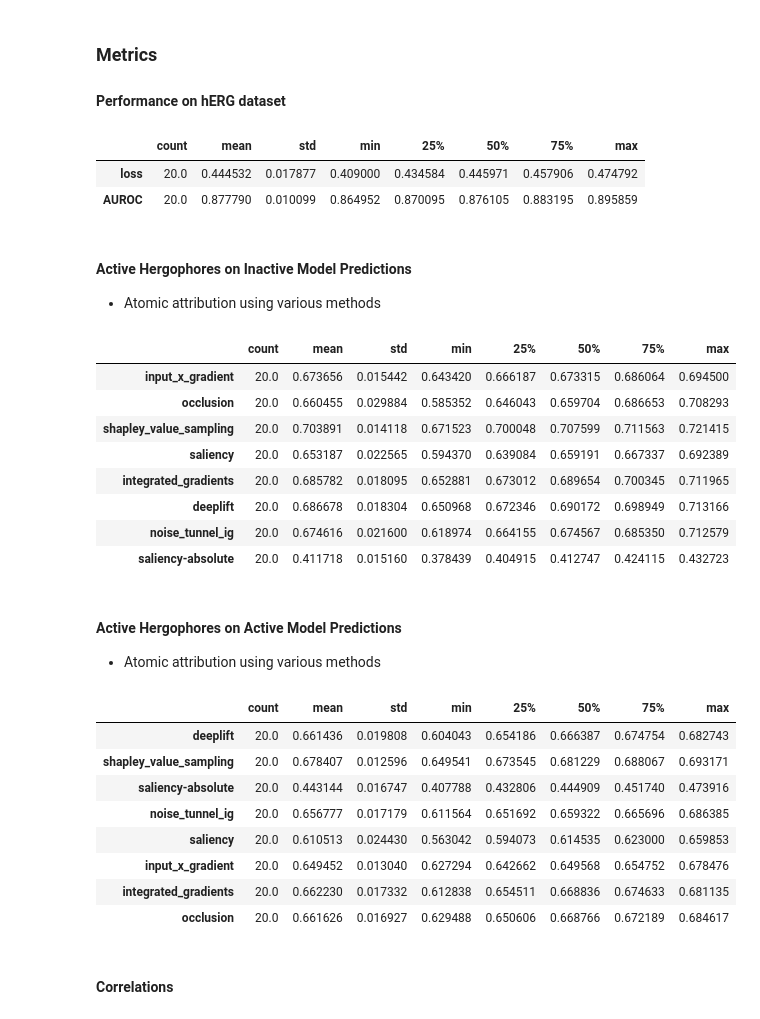
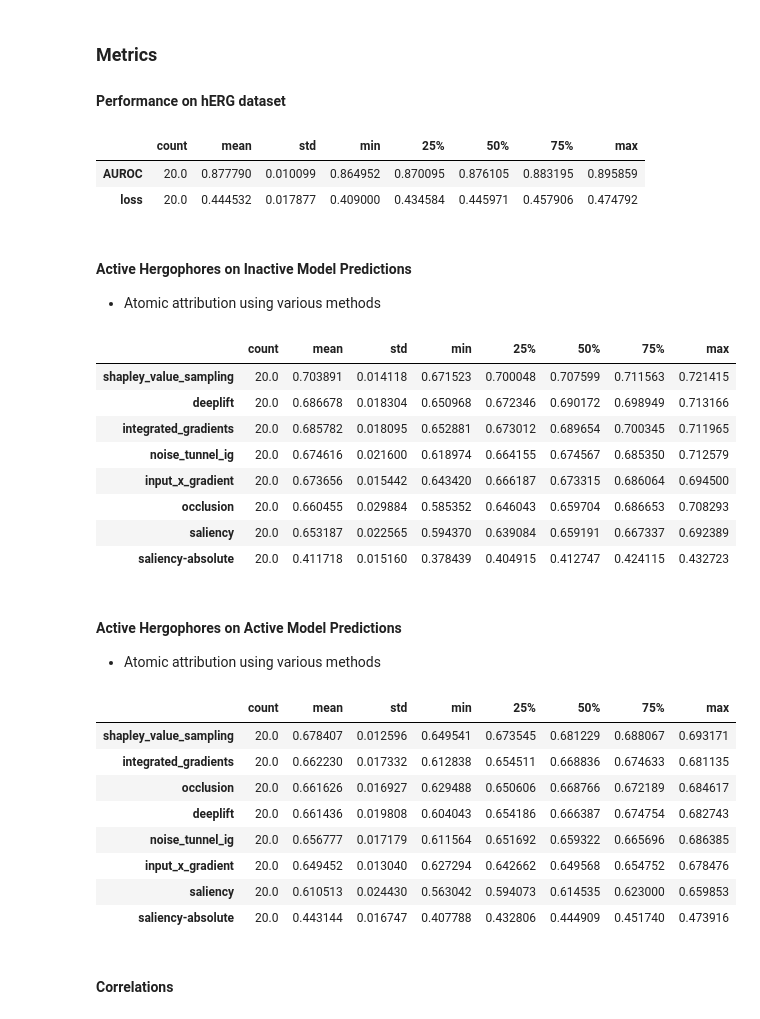
Before and after one commit to clemens33/thesis, a Jupyter notebook: src/experiments/herg/analysis/analysis_mlp_tpe.ipynb, the cells around one changed output. Saved outputs shown, nothing was run; the diff lists cells and outputs as text; code cells hidden in the pictures.

```diff
--- a/src/experiments/herg/analysis/analysis_mlp_tpe.ipynb
+++ b/src/experiments/herg/analysis/analysis_mlp_tpe.ipynb
@@ -225,11 +225,11 @@ metrics_columns = [c for c in runs.columns if any(c in m for m in metrics_names)
 metrics = runs[metrics_columns]
 
 metrics.columns = [c.split("/")[-1] for c in metrics.columns]
-metrics.describe().T
+metrics.describe().T.sort_values(by="mean", ascending=False)
 # %% [output]
 |  | count | mean | std | min | 25% | 50% | 75% | max |
+| AUROC | 20.0 | 0.877790 | 0.010099 | 0.864952 | 0.870095 | 0.876105 | 0.883195 | 0.895859 |
 | loss | 20.0 | 0.444532 | 0.017877 | 0.409000 | 0.434584 | 0.445971 | 0.457906 | 0.474792 |
-| AUROC | 20.0 | 0.877790 | 0.010099 | 0.864952 | 0.870095 | 0.876105 | 0.883195 | 0.895859 |
 # %% [markdown]
 #### Active Hergophores on Inactive Model Predictions
 
@@ -249,16 +249,16 @@ metrics_columns = [c for c in runs.columns if any(c in m for m in metrics_names)
 metrics = runs[metrics_columns]
 
 metrics.columns = [c.split("/")[-1] for c in metrics.columns]
-metrics.describe().T
+metrics.describe().T.sort_values(by="mean", ascending=False)
 # %% [output]
 |  | count | mean | std | min | 25% | 50% | 75% | max |
+| shapley_value_sampling | 20.0 | 0.703891 | 0.014118 | 0.671523 | 0.700048 | 0.707599 | 0.711563 | 0.721415 |
+| deeplift | 20.0 | 0.686678 | 0.018304 | 0.650968 | 0.672346 | 0.690172 | 0.698949 | 0.713166 |
+| integrated_gradients | 20.0 | 0.685782 | 0.018095 | 0.652881 | 0.673012 | 0.689654 | 0.700345 | 0.711965 |
+| noise_tunnel_ig | 20.0 | 0.674616 | 0.021600 | 0.618974 | 0.664155 | 0.674567 | 0.685350 | 0.712579 |
 | input_x_gradient | 20.0 | 0.673656 | 0.015442 | 0.643420 | 0.666187 | 0.673315 | 0.686064 | 0.694500 |
 | occlusion | 20.0 | 0.660455 | 0.029884 | 0.585352 | 0.646043 | 0.659704 | 0.686653 | 0.708293 |
-| shapley_value_sampling | 20.0 | 0.703891 | 0.014118 | 0.671523 | 0.700048 | 0.707599 | 0.711563 | 0.721415 |
 | saliency | 20.0 | 0.653187 | 0.022565 | 0.594370 | 0.639084 | 0.659191 | 0.667337 | 0.692389 |
-| integrated_gradients | 20.0 | 0.685782 | 0.018095 | 0.652881 | 0.673012 | 0.689654 | 0.700345 | 0.711965 |
-| deeplift | 20.0 | 0.686678 | 0.018304 | 0.650968 | 0.672346 | 0.690172 | 0.698949 | 0.713166 |
-| noise_tunnel_ig | 20.0 | 0.674616 | 0.021600 | 0.618974 | 0.664155 | 0.674567 | 0.685350 | 0.712579 |
 | saliency-absolute | 20.0 | 0.411718 | 0.015160 | 0.378439 | 0.404915 | 0.412747 | 0.424115 | 0.432723 |
 # %% [markdown]
 #### Active Hergophores on Active Model Predictions
@@ -267,30 +267,30 @@ metrics.describe().T
 # %%
 metrics_names = [
     "metrics.test/mean/avg_score_pred_active",
     "metrics.test/mean/avg_score_pred_active/integrated_gradients",
     "metrics.test/mean/avg_score_pred_active/saliency",
     "metrics.test/mean/avg_score_pred_active/saliency-absolute",
     "metrics.test/mean/avg_score_pred_active/input_x_gradient",
     "metrics.test/mean/avg_score_pred_active/occlusion",
     "metrics.test/mean/avg_score_pred_active/deeplift",
     "metrics.test/mean/avg_score_pred_active/shapley_value_sampling",
     "metrics.test/mean/avg_score_pred_active/noise_tunnel_ig",
 ]
 metrics_columns = [c for c in runs.columns if any(c in m for m in metrics_names)]
 metrics = runs[metrics_columns]
 
 metrics.columns = [c.split("/")[-1] for c in metrics.columns]
-metrics.describe().T
+metrics.describe().T.sort_values(by="mean", ascending=False)
 # %% [output]
 |  | count | mean | std | min | 25% | 50% | 75% | max |
-| deeplift | 20.0 | 0.661436 | 0.019808 | 0.604043 | 0.654186 | 0.666387 | 0.674754 | 0.682743 |
 | shapley_value_sampling | 20.0 | 0.678407 | 0.012596 | 0.649541 | 0.673545 | 0.681229 | 0.688067 | 0.693171 |
-| saliency-absolute | 20.0 | 0.443144 | 0.016747 | 0.407788 | 0.432806 | 0.444909 | 0.451740 | 0.473916 |
-| noise_tunnel_ig | 20.0 | 0.656777 | 0.017179 | 0.611564 | 0.651692 | 0.659322 | 0.665696 | 0.686385 |
-| saliency | 20.0 | 0.610513 | 0.024430 | 0.563042 | 0.594073 | 0.614535 | 0.623000 | 0.659853 |
-| input_x_gradient | 20.0 | 0.649452 | 0.013040 | 0.627294 | 0.642662 | 0.649568 | 0.654752 | 0.678476 |
 | integrated_gradients | 20.0 | 0.662230 | 0.017332 | 0.612838 | 0.654511 | 0.668836 | 0.674633 | 0.681135 |
 | occlusion | 20.0 | 0.661626 | 0.016927 | 0.629488 | 0.650606 | 0.668766 | 0.672189 | 0.684617 |
+| deeplift | 20.0 | 0.661436 | 0.019808 | 0.604043 | 0.654186 | 0.666387 | 0.674754 | 0.682743 |
+| noise_tunnel_ig | 20.0 | 0.656777 | 0.017179 | 0.611564 | 0.651692 | 0.659322 | 0.665696 | 0.686385 |
+| input_x_gradient | 20.0 | 0.649452 | 0.013040 | 0.627294 | 0.642662 | 0.649568 | 0.654752 | 0.678476 |
+| saliency | 20.0 | 0.610513 | 0.024430 | 0.563042 | 0.594073 | 0.614535 | 0.623000 | 0.659853 |
+| saliency-absolute | 20.0 | 0.443144 | 0.016747 | 0.407788 | 0.432806 | 0.444909 | 0.451740 | 0.473916 |
 # %% [markdown]
 #### Correlations
 # %%
```
Also changed, not shown: parts of 10 cells of this notebook, 4 other files.
